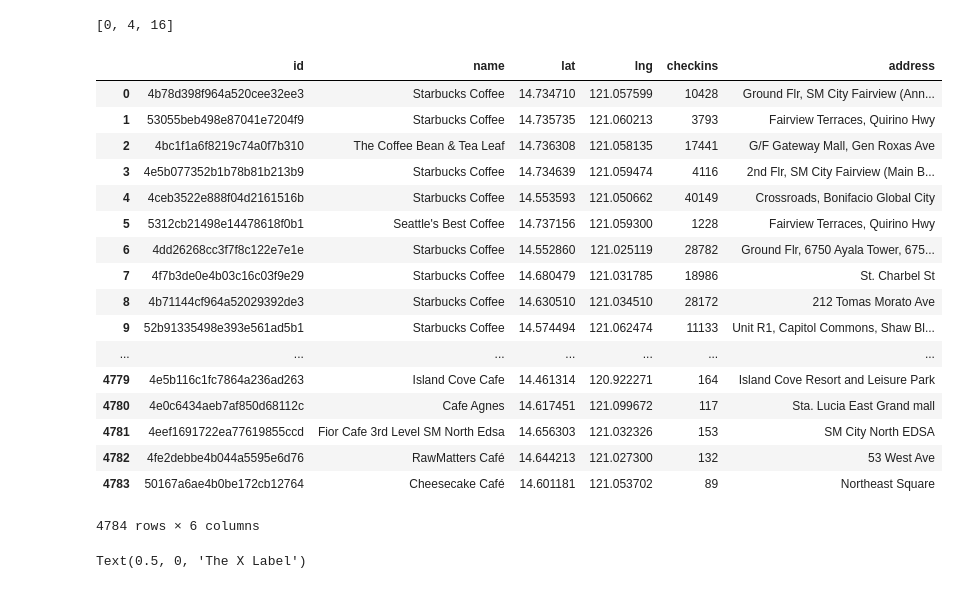
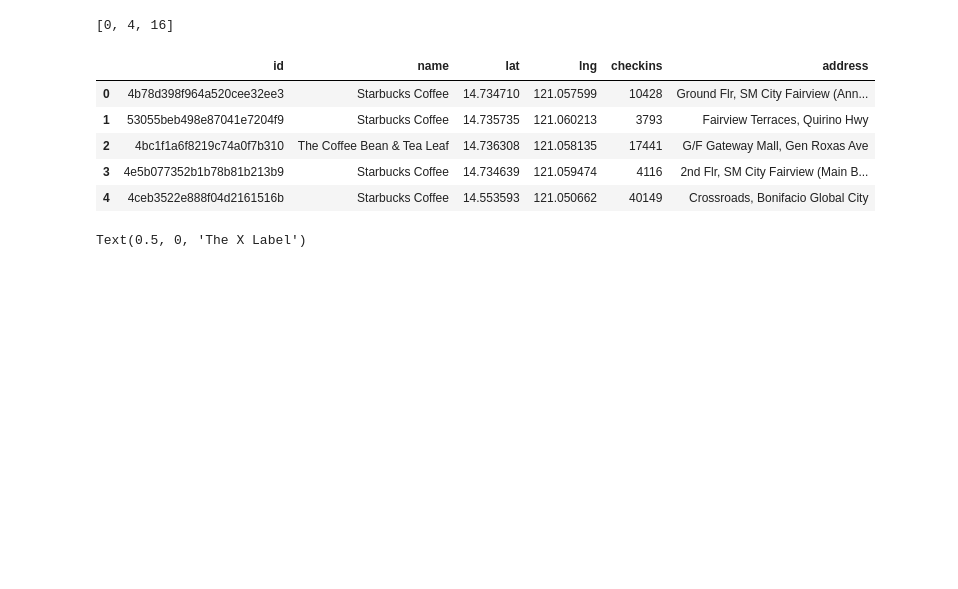
Before and after one commit to francisbautista/cs129.18, a Jupyter notebook: Resources/Jupyter Feature Demo.ipynb, the cells around one changed output. Saved outputs shown, nothing was run; the diff lists cells and outputs as text; code cells hidden in the pictures; blank space fills up the shorter version.

```diff
--- a/Resources/Jupyter Feature Demo.ipynb
+++ b/Resources/Jupyter Feature Demo.ipynb
@@ -47,26 +47,14 @@ import pandas as pd
 
 df = pd.read_csv("coffeeshops.csv")
 # %%
-df
+df.head()
 # %% [output]
 |  | id | name | lat | lng | checkins | address |
 | 0 | 4b78d398f964a520cee32ee3 | Starbucks Coffee | 14.734710 | 121.057599 | 10428 | Ground Flr, SM City Fairview (Ann... |
 | 1 | 53055beb498e87041e7204f9 | Starbucks Coffee | 14.735735 | 121.060213 | 3793 | Fairview Terraces, Quirino Hwy |
 | 2 | 4bc1f1a6f8219c74a0f7b310 | The Coffee Bean & Tea Leaf | 14.736308 | 121.058135 | 17441 | G/F Gateway Mall, Gen Roxas Ave |
 | 3 | 4e5b077352b1b78b81b213b9 | Starbucks Coffee | 14.734639 | 121.059474 | 4116 | 2nd Flr, SM City Fairview (Main B... |
 | 4 | 4ceb3522e888f04d2161516b | Starbucks Coffee | 14.553593 | 121.050662 | 40149 | Crossroads, Bonifacio Global City |
-| 5 | 5312cb21498e14478618f0b1 | Seattle's Best Coffee | 14.737156 | 121.059300 | 1228 | Fairview Terraces, Quirino Hwy |
-| 6 | 4dd26268cc3f7f8c122e7e1e | Starbucks Coffee | 14.552860 | 121.025119 | 28782 | Ground Flr, 6750 Ayala Tower, 675... |
-| 7 | 4f7b3de0e4b03c16c03f9e29 | Starbucks Coffee | 14.680479 | 121.031785 | 18986 | St. Charbel St |
-| 8 | 4b71144cf964a52029392de3 | Starbucks Coffee | 14.630510 | 121.034510 | 28172 | 212 Tomas Morato Ave |
-| 9 | 52b91335498e393e561ad5b1 | Starbucks Coffee | 14.574494 | 121.062474 | 11133 | Unit R1, Capitol Commons, Shaw Bl... |
-| ... | ... | ... | ... | ... | ... | ... |
-| 4779 | 4e5b116c1fc7864a236ad263 | Island Cove Cafe | 14.461314 | 120.922271 | 164 | Island Cove Resort and Leisure Park |
-| 4780 | 4e0c6434aeb7af850d68112c | Cafe Agnes | 14.617451 | 121.099672 | 117 | Sta. Lucia East Grand mall |
-| 4781 | 4eef1691722ea77619855ccd | Fior Cafe 3rd Level SM North Edsa | 14.656303 | 121.032326 | 153 | SM City North EDSA |
-| 4782 | 4fe2debbe4b044a5595e6d76 | RawMatters Café | 14.644213 | 121.027300 | 132 | 53 West Ave |
-| 4783 | 50167a6ae4b0be172cb12764 | Cheesecake Café | 14.601181 | 121.053702 | 89 | Northeast Square |
-4784 rows × 6 columns
 # %%
 %matplotlib inline
 
```
Also changed, not shown: parts of 3 cells of this notebook, 9 other files.
